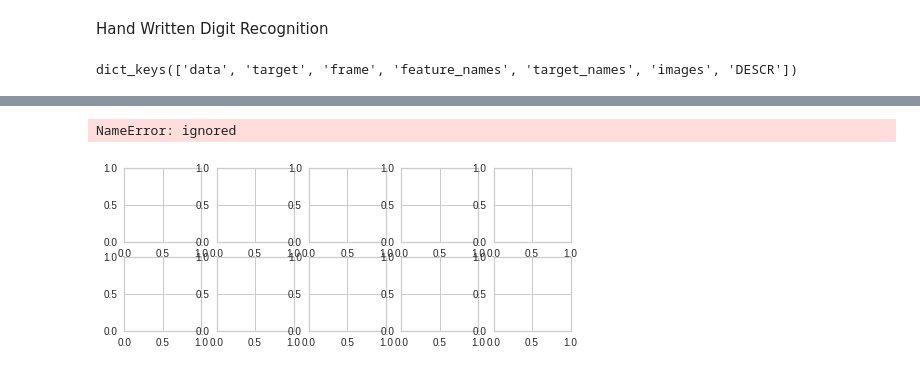
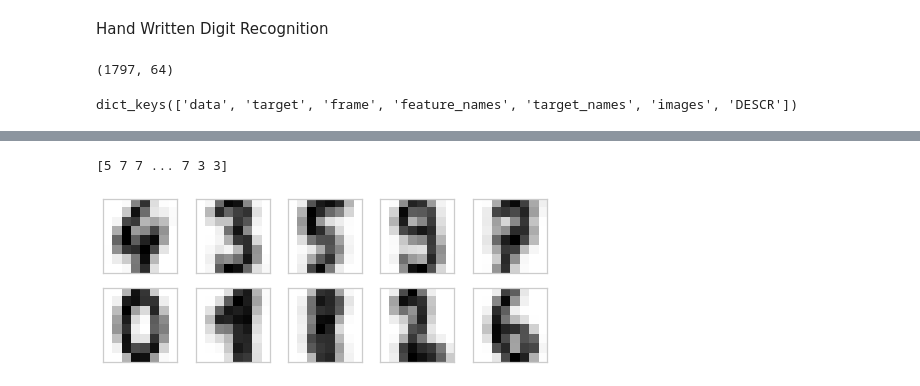
Before and after one commit to coder178/ML_Sem6, a Jupyter notebook: ML_Lab9.ipynb, the cells around one changed output, grey strips where cells are left out. Drawn from its saved outputs; the diff is of its cells as text; code cells hidden in the pictures.

```diff
--- a/ML_Lab9.ipynb
+++ b/ML_Lab9.ipynb
@@ -78,6 +96,10 @@ from scipy.stats import mode
 from sklearn.metrics import accuracy_score, confusion_matrix
 # %%
 digits = load_digits() #load the dataset in digits
+# %%
+digits.data.shape
+# %% [output]
+(1797, 64)
 # %%
 digits.keys() #Dataset loaded is a dictionary
 # data : flattened arrays/tensors used for clustering
@@ -106,11 +132,18 @@ array([[ 0.,  0.,  5., 13.,  9.,  1.,  0.,  0.,  0.,  0., 13., 15., 10.,
+# %%
+from sklearn.cluster import KMeans
+kmeans = KMeans(n_clusters=10, random_state=0)
+kmeans.fit(digits.data)
+print(kmeans.labels_)
+# %% [output]
+[5 7 7 ... 7 3 3]
 # %%
-fig, ax = plt.subplots(2, 5, figsize = (8,3)) #Create a figure and a set of subplots( 2 rows and 5 columns)
-centers = k_means.cluster_centers_.reshape(10,8,8)
-#flattened image can't be viewed, re-transform/reshape/inverse transform it to original form to view matrix shaped image
-#reshape 10 rows of clusters (k_means.cluster_centers_ = 10,64) and 64 to 8 * 8 matrix
-for axi, center in zip(ax.flat, centers): #ax.flat:flattening the image & plotting relevant centers
-    axi.set(xticks = [], yticks = [])
-    axi.imshow(center, interpolation='nearest',cmap = plt.cm.binary)
+fig, ax = plt.subplots(2, 5, figsize = (8,3)) #Create a figure and a set of␣subplots( 2 rows and 5 columns)
+centers = kmeans.cluster_centers_.reshape(10,8,8)
+#flattened image can't be viewed, re-transform/reshape/inverse transform it to␣original form to view matrix shaped image
+#reshape 10 rows of clusters (k_means.cluster_centers_ = 10,64) and 64 to 8 * 8␣matrix
+for axi, center in zip(ax.flat, centers): #ax.flat:flattening the image &␣plotting relevant centers
+  axi.set(xticks = [], yticks = [])
+  axi.imshow(center, interpolation='nearest',cmap = plt.cm.binary)
+#imshow(matplotlib method) to render the image in notebook
 # %% [output]
-NameError: ignored
-[figure, old version]
+[figure, new version]
```
Also changed, not shown: parts of 9 cells of this notebook.
